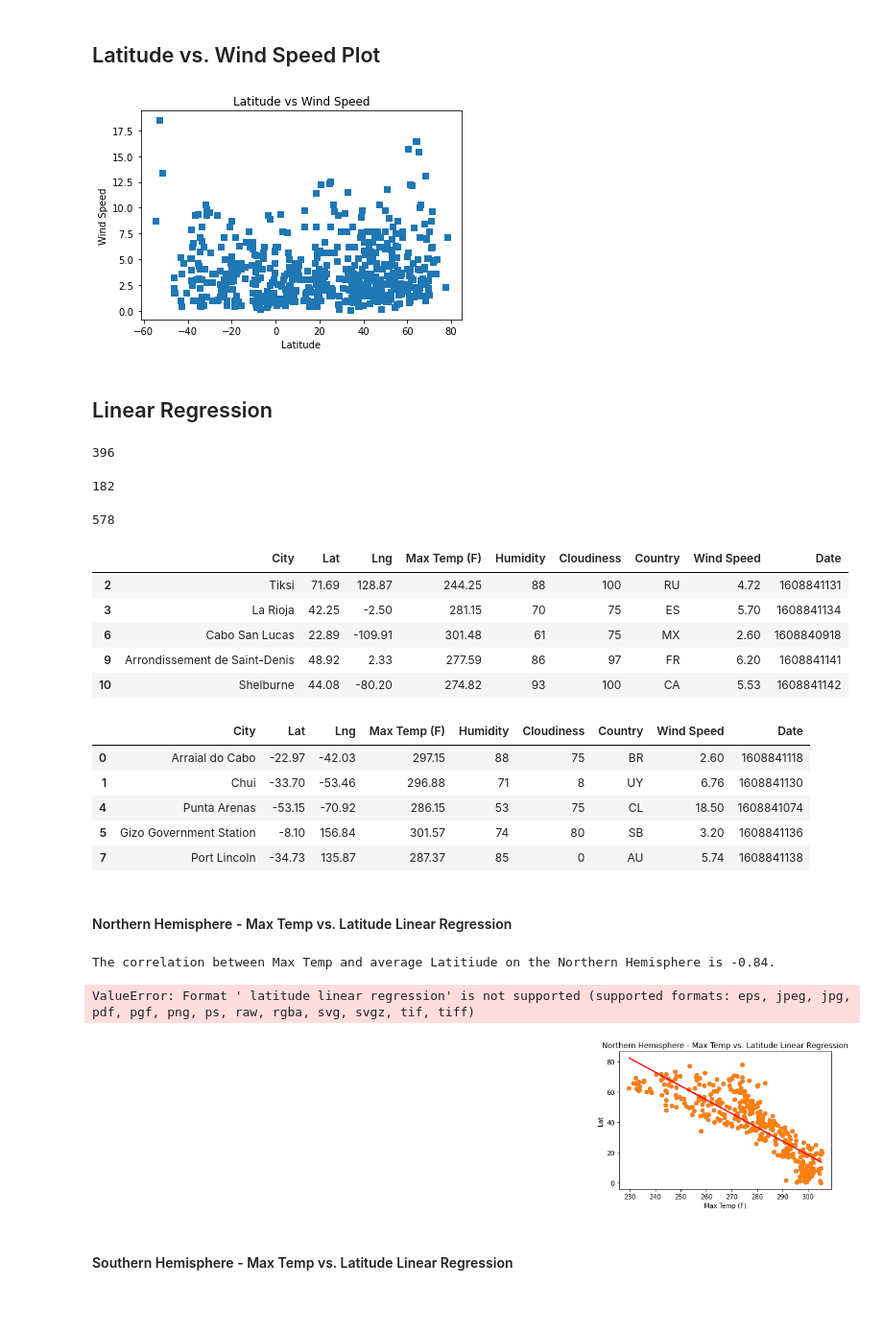
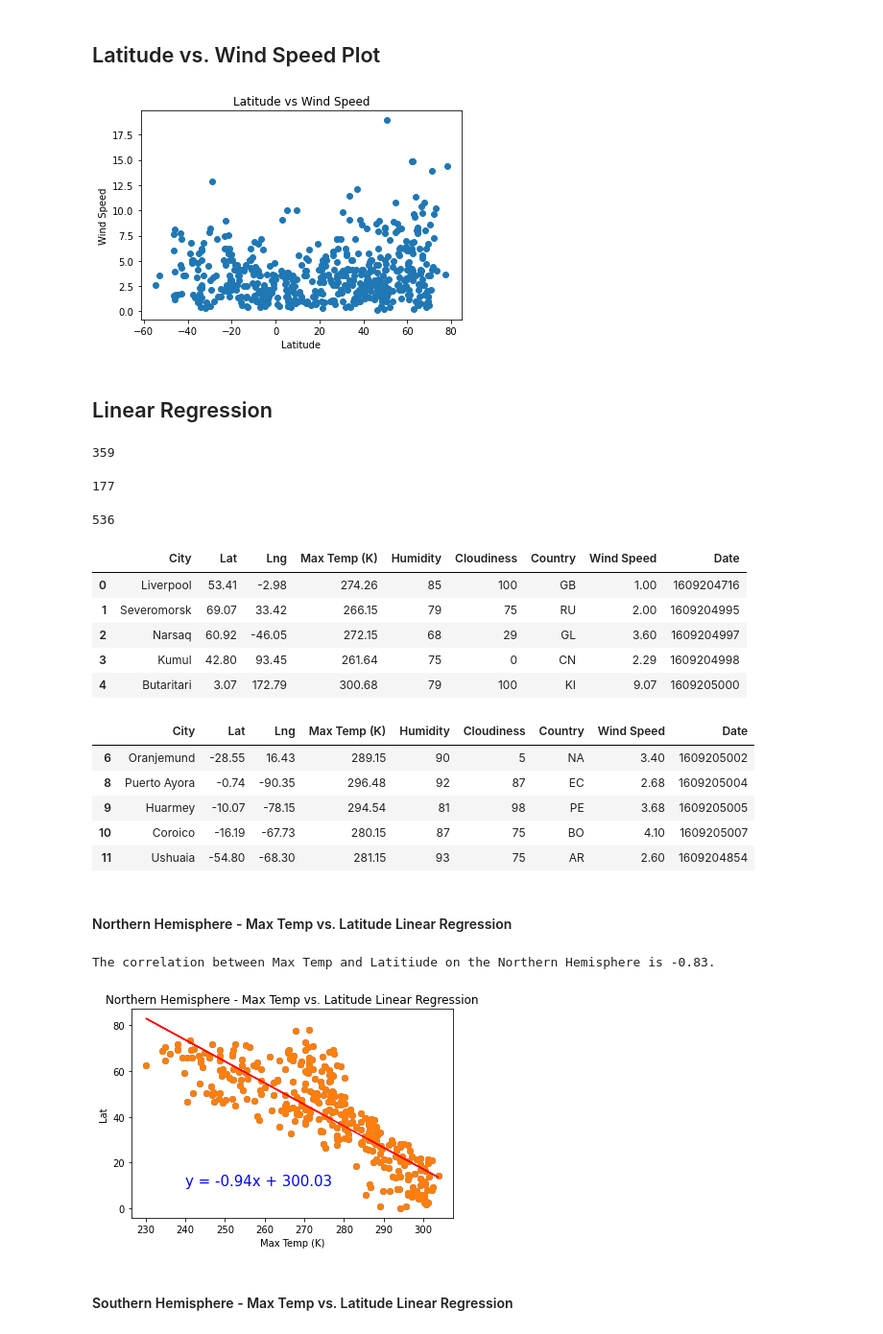
Before and after one commit to llhabers/python-api-challenge, a Jupyter notebook: starter_code/WeatherPy.ipynb, the cells around one changed output. Shown at 96% size. Saved outputs shown, nothing was run; the diff lists cells and outputs as text; code cells hidden in the pictures; blank space fills up the shorter version.

Commit message:
Completed hemispheres part of the HW.

```diff
--- a/starter_code/WeatherPy.ipynb
+++ b/starter_code/WeatherPy.ipynb
@@ -117,7 +117,7 @@ processing record 578 | florianopolis
 weather_dict = {"City": city,
                 "Lat": lat,
                 "Lng": lng,
-                "Max Temp (F)": max_temp,
+                "Max Temp (K)": max_temp,
                 "Humidity": humidity,
                 "Cloudiness": cloudiness,
                 "Country": country,
@@ -203,14 +203,14 @@ plt.show()
 ## Latitude vs. Wind Speed Plot
 # %%
 # Now we can use plt.scatter to create our graphs "Latitude Vs Temperature"
-plt.scatter(weather_data_df["Lat"],weather_data_df["Wind Speed"],marker ="s")
+plt.scatter(weather_data_df["Lat"],weather_data_df["Wind Speed"],marker ="o")
 plt.title("Latitude vs Wind Speed")
 plt.xlabel("Latitude")
 plt.ylabel("Wind Speed")
 plt.savefig("../output_data/Latitude vs Wind Speed")
 plt.show()
 # %% [output]
-[figure, old version]
+[figure, new version]
 # %% [markdown]
 ## Linear Regression
 # %%
@@ -219,68 +219,67 @@ southern_hemisphere = weather_data_df.loc[pd.to_numeric(weather_data_df['Lat']).
 # %%
 len(northen_hemisphere)
 # %% [output]
-396
+359
 # %%
 len(southern_hemisphere)
 # %% [output]
-182
+177
 # %%
 len(northen_hemisphere) + len(southern_hemisphere)
 # %% [output]
-578
+536
 # %%
 northen_hemisphere.head()
 # %% [output]
-|  | City | Lat | Lng | Max Temp (F) | Humidity | Cloudiness | Country | Wind Speed | Date |
-| 2 | Tiksi | 71.69 | 128.87 | 244.25 | 88 | 100 | RU | 4.72 | 1608841131 |
-| 3 | La Rioja | 42.25 | -2.50 | 281.15 | 70 | 75 | ES | 5.70 | 1608841134 |
-| 6 | Cabo San Lucas | 22.89 | -109.91 | 301.48 | 61 | 75 | MX | 2.60 | 1608840918 |
-| 9 | Arrondissement de Saint-Denis | 48.92 | 2.33 | 277.59 | 86 | 97 | FR | 6.20 | 1608841141 |
-| 10 | Shelburne | 44.08 | -80.20 | 274.82 | 93 | 100 | CA | 5.53 | 1608841142 |
+|  | City | Lat | Lng | Max Temp (K) | Humidity | Cloudiness | Country | Wind Speed | Date |
+| 0 | Liverpool | 53.41 | -2.98 | 274.26 | 85 | 100 | GB | 1.00 | 1609204716 |
+| 1 | Severomorsk | 69.07 | 33.42 | 266.15 | 79 | 75 | RU | 2.00 | 1609204995 |
+| 2 | Narsaq | 60.92 | -46.05 | 272.15 | 68 | 29 | GL | 3.60 | 1609204997 |
+| 3 | Kumul | 42.80 | 93.45 | 261.64 | 75 | 0 | CN | 2.29 | 1609204998 |
+| 4 | Butaritari | 3.07 | 172.79 | 300.68 | 79 | 100 | KI | 9.07 | 1609205000 |
 # %%
 southern_hemisphere.head()
 # %% [output]
-|  | City | Lat | Lng | Max Temp (F) | Humidity | Cloudiness | Country | Wind Speed | Date |
-| 0 | Arraial do Cabo | -22.97 | -42.03 | 297.15 | 88 | 75 | BR | 2.60 | 1608841118 |
-| 1 | Chui | -33.70 | -53.46 | 296.88 | 71 | 8 | UY | 6.76 | 1608841130 |
-| 4 | Punta Arenas | -53.15 | -70.92 | 286.15 | 53 | 75 | CL | 18.50 | 1608841074 |
-| 5 | Gizo Government Station | -8.10 | 156.84 | 301.57 | 74 | 80 | SB | 3.20 | 1608841136 |
-| 7 | Port Lincoln | -34.73 | 135.87 | 287.37 | 85 | 0 | AU | 5.74 | 1608841138 |
+|  | City | Lat | Lng | Max Temp (K) | Humidity | Cloudiness | Country | Wind Speed | Date |
+| 6 | Oranjemund | -28.55 | 16.43 | 289.15 | 90 | 5 | NA | 3.40 | 1609205002 |
+| 8 | Puerto Ayora | -0.74 | -90.35 | 296.48 | 92 | 87 | EC | 2.68 | 1609205004 |
+| 9 | Huarmey | -10.07 | -78.15 | 294.54 | 81 | 98 | PE | 3.68 | 1609205005 |
+| 10 | Coroico | -16.19 | -67.73 | 280.15 | 87 | 75 | BO | 4.10 | 1609205007 |
+| 11 | Ushuaia | -54.80 | -68.30 | 281.15 | 93 | 75 | AR | 2.60 | 1609204854 |
 # %% [markdown]
 ####  Northern Hemisphere - Max Temp vs. Latitude Linear Regression
 # %%
-
-plt.scatter(northen_hemisphere['Max Temp (F)'],northen_hemisphere['Lat'])
-x = northen_hemisphere['Max Temp (F)']
+# Create scatter plot and determine line of regression for Northern Hemisphere - Max Temp vs. Latitude Linear Regression¶
+plt.scatter(northen_hemisphere['Max Temp (K)'],northen_hemisphere['Lat'])
+x = northen_hemisphere['Max Temp (K)']
 y = northen_hemisphere['Lat']
 
 # Calculate the correlation coefficient between mouse weight and average tumor volume
 correlation = st.pearsonr(x,y)
 
 # Print the answer to above calculation
-print(f"""The correlation between Max Temp and average Latitiude on the Northern Hemisphere is {round(correlation[0],2)}.""")
+print(f"""The correlation between Max Temp and Latitiude on the Northern Hemisphere is {round(correlation[0],2)}.""")
 
 # Calculate linear regression
 (slope, intercept, rvalue, pvalue, stderr) = linregress(x, y)
 regress_values = x * slope + intercept
 line_eq = "y = " + str(round(slope,2)) + "x + " + str(round(intercept,2))
 
 # Plot linear regression on top of scatter plot
 plt.scatter(x,y)
 plt.plot(x,regress_values,"r-")
 
 # Annotate linear regression
-plt.annotate(line_eq,(20,37),fontsize=15,color="blue")
+plt.annotate(line_eq,(240,10),fontsize=15,color="blue")
 
 # Add labels and title to plot
-plt.xlabel("Max Temp (F)")
+plt.xlabel("Max Temp (K)")
 plt.ylabel("Lat")
 plt.title('Northern Hemisphere - Max Temp vs. Latitude Linear Regression')
-plt.savefig("../output_data/Northern Hemisphere - Max Temp vs. Latitude Linear Regression")
+plt.savefig("../output_data/Northern_Hemisphere_Max_Temp_vs_Latitude_Linear_Regression.png")
 plt.show()
 # %% [output]
-The correlation between Max Temp and average Latitiude on the Northern Hemisphere is -0.84.
+The correlation between Max Temp and Latitiude on the Northern Hemisphere is -0.83.
-ValueError: Format ' latitude linear regression' is not supported (supported formats: eps, jpeg, jpg, pdf, pgf, png, ps, raw, rgba, svg, svgz, tif, tiff)
-[figure, old version]
+[figure, new version]
 # %% [markdown]
 ####  Southern Hemisphere - Max Temp vs. Latitude Linear Regression
```
Also changed, not shown: parts of 13 cells of this notebook, 2 other files.
